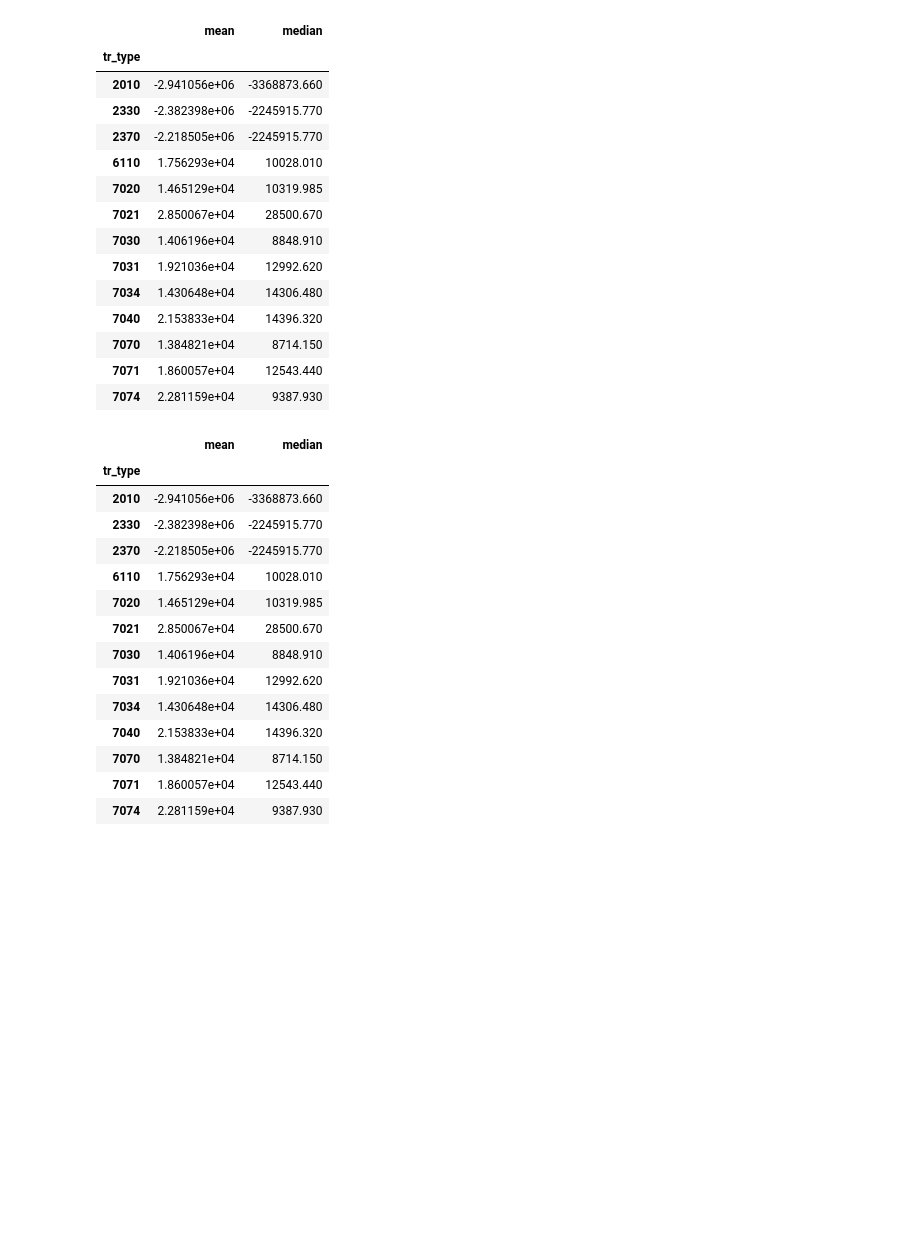
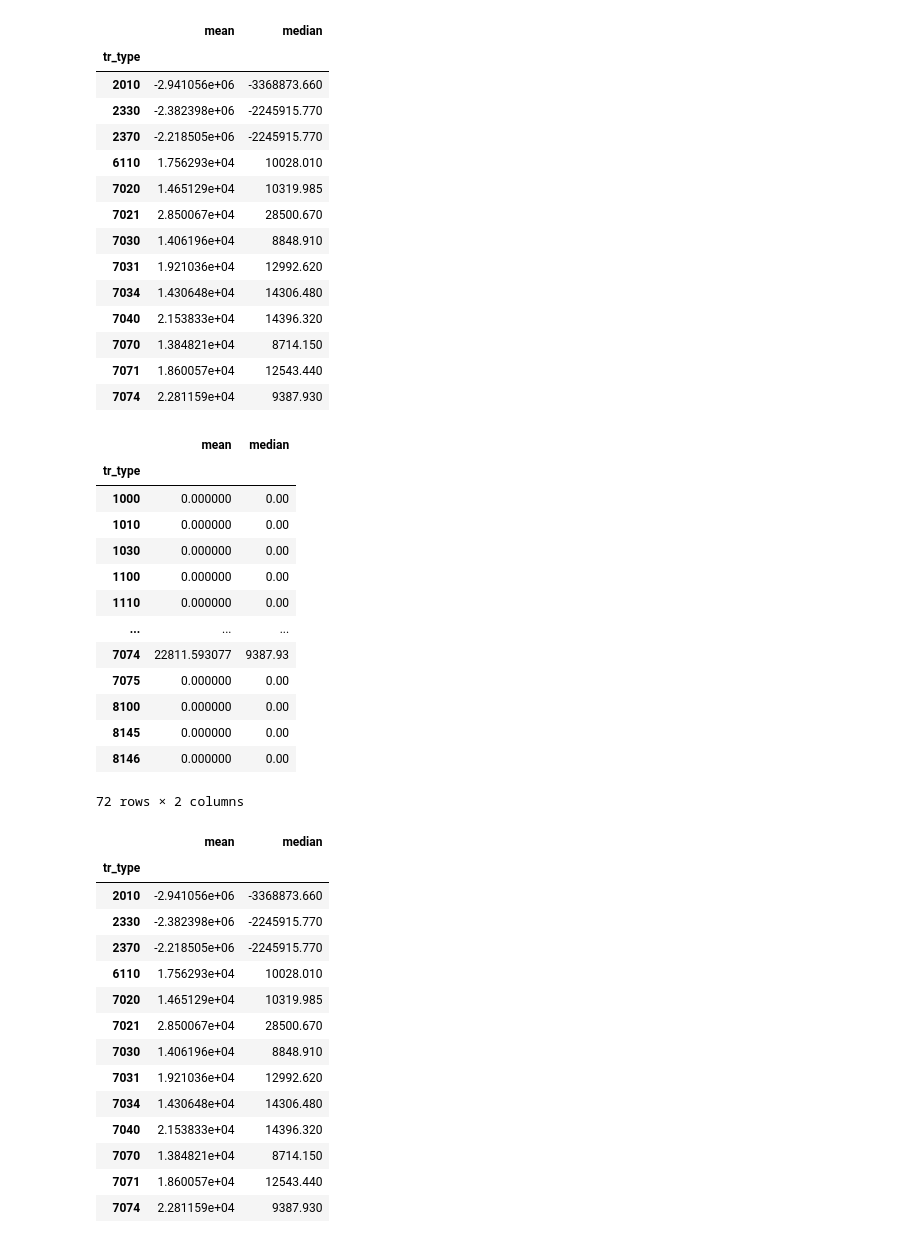
Before and after one commit to alexmoroz002/Math-Learning, a Jupyter notebook: lab-2_ml.ipynb, the cells around one changed output. Drawn from its saved outputs; the diff is of its cells as text; code cells hidden in the pictures; blank space fills up the shorter version.

```diff
--- a/lab-2_ml.ipynb
+++ b/lab-2_ml.ipynb
@@ -191,6 +213,28 @@ res_t2
 | 7070 | 1.384821e+04 | 8714.150 |
 | 7071 | 1.860057e+04 | 12543.440 |
 | 7074 | 2.281159e+04 | 9387.930 |
+# %%
+tr_groups_poor = transactions.groupby('tr_type')
+res_t2 = pd.DataFrame({
+    'mean' : tr_groups_poor.apply(lambda x: (x[x.customer_id == poor_cust.index[0]]).amount.mean()).fillna(0),
+    'median' : tr_groups_poor.apply(lambda x: (x[x.customer_id == poor_cust.index[0]]).amount.median()).fillna(0)
+})
+res_t2
+# %% [output]
+|  | mean | median |
+| tr_type |  |  |
+| 1000 | 0.000000 | 0.00 |
+| 1010 | 0.000000 | 0.00 |
+| 1030 | 0.000000 | 0.00 |
+| 1100 | 0.000000 | 0.00 |
+| 1110 | 0.000000 | 0.00 |
+| ... | ... | ... |
+| 7074 | 22811.593077 | 9387.93 |
+| 7075 | 0.000000 | 0.00 |
+| 8100 | 0.000000 | 0.00 |
+| 8145 | 0.000000 | 0.00 |
+| 8146 | 0.000000 | 0.00 |
+72 rows × 2 columns
 # %%
 tr_groups_poor = transactions[transactions.customer_id == poor_cust.index[0]].groupby('tr_type').amount
 res_t2 = pd.DataFrame({
```
Also changed, not shown: parts of 3 cells of this notebook.
